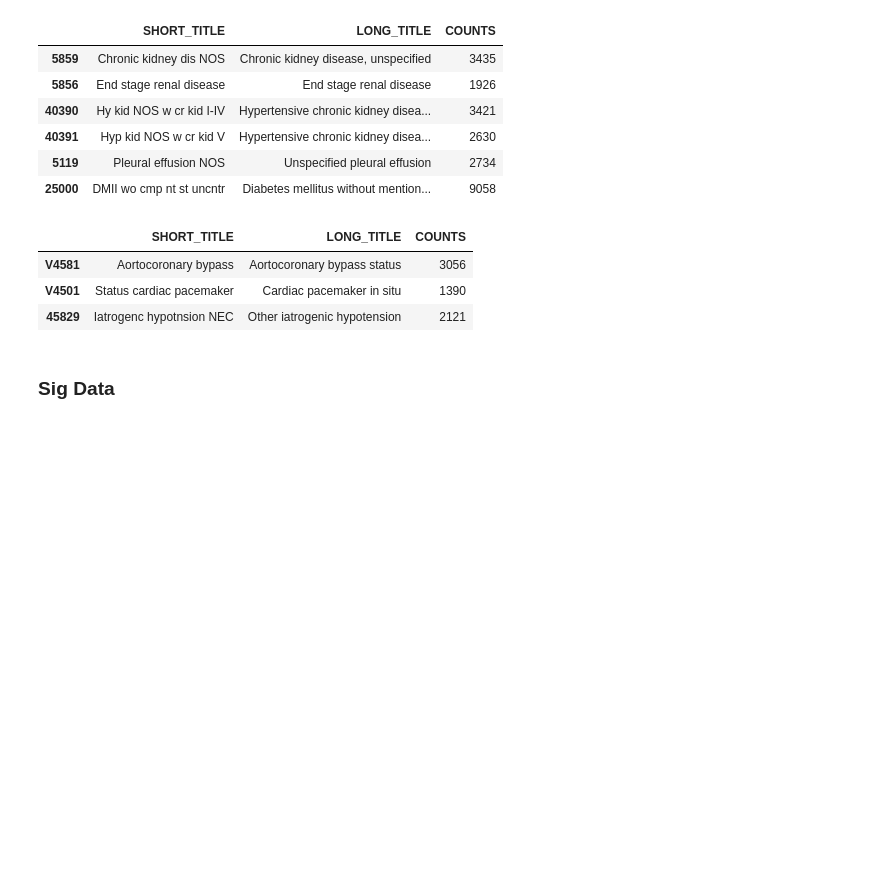
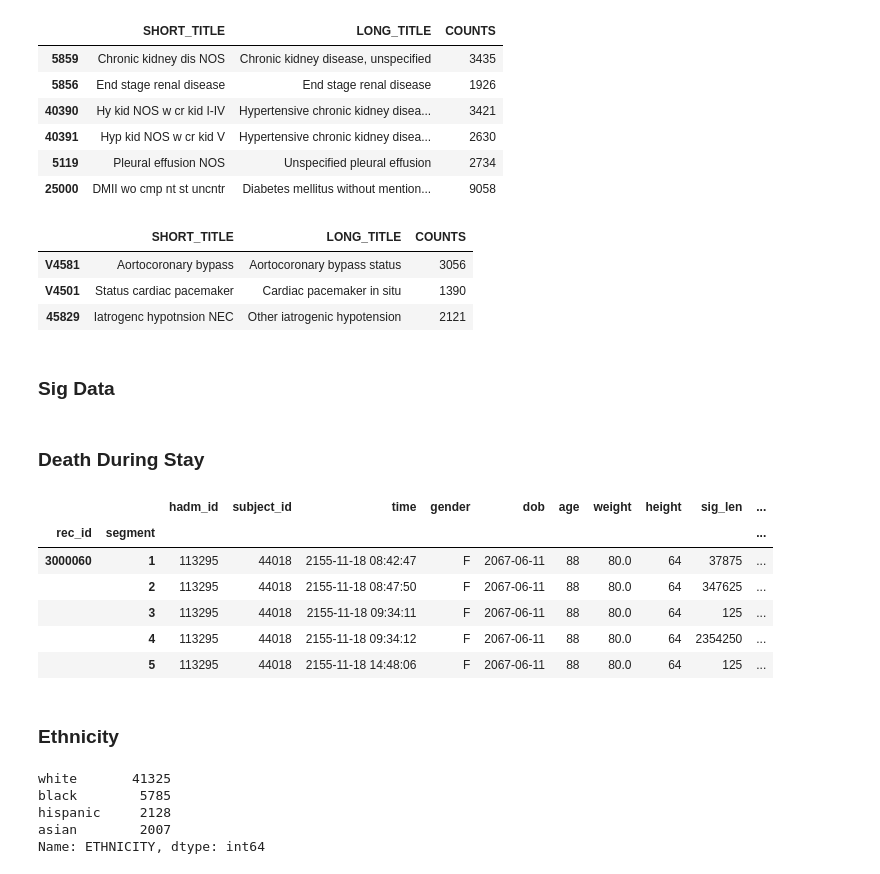
Before and after one commit to kuprel/blood-pressure, a Jupyter notebook: notebooks/align_metadata.ipynb, the cells around one changed output. Cells and saved outputs as stored; diff of their text form; code cells hidden in the pictures; blank space fills up the shorter version.

```diff
--- a/notebooks/align_metadata.ipynb
+++ b/notebooks/align_metadata.ipynb
@@ -6,8 +6,8 @@ import pandas
 import numpy
 from matplotlib import pyplot
 # %%
-root = '/scr-ssd/mimic/'
-clinic_file = lambda i: root + 'clinic-data/{}.csv'.format(i.upper())
+root = '/scr1/mimic/'
+clinic_file = lambda i: root + 'clinic/{}.csv'.format(i.upper())
 # %%
 with open(root + 'headers_matched.pkl', 'rb') as f:
     hdrs = pickle.load(f)
@@ -423,3 +423,22 @@ sig_data_raw = [
 sig_data = pandas.DataFrame(sig_data_raw)
 sig_data.set_index(['rec_id_prefix', 'segment', 'sig_index'], verify_integrity=True, inplace=True)
 sig_data.to_csv('/scr-ssd/mimic/sig_data.csv')
+# %% [markdown]
+### Death During Stay
+# %%
+metadata = pandas.read_hdf('/scr-ssd/mimic/metadata_backup.hdf')
+# %%
+date_cols = ['ADMITTIME', 'DISCHTIME', 'DEATHTIME', 'EDREGTIME', 'EDOUTTIME']
+admissions = pandas.read_csv(clinic_file('admissions'), parse_dates=date_cols)
+admissions.set_index('HADM_ID', inplace=True)
+death_times = admissions['DEATHTIME'].reindex(metadata['hadm_id'])
+metadata.at[:, 'death_time'] = death_times.values
+metadata[metadata['death_time'].notna()][:5]
+# %% [output]
+|  |  | hadm_id | subject_id | time | gender | dob | age | weight | height | sig_len | ... |
+| rec_id | segment |  |  |  |  |  |  |  |  |  | ... |
+| 3000060 | 1 | 113295 | 44018 | 2155-11-18 08:42:47 | F | 2067-06-11 | 88 | 80.0 | 64 | 37875 | ... |
+|  | 2 | 113295 | 44018 | 2155-11-18 08:47:50 | F | 2067-06-11 | 88 | 80.0 | 64 | 347625 | ... |
+|  | 3 | 113295 | 44018 | 2155-11-18 09:34:11 | F | 2067-06-11 | 88 | 80.0 | 64 | 125 | ... |
+|  | 4 | 113295 | 44018 | 2155-11-18 09:34:12 | F | 2067-06-11 | 88 | 80.0 | 64 | 2354250 | ... |
+|  | 5 | 113295 | 44018 | 2155-11-18 14:48:06 | F | 2067-06-11 | 88 | 80.0 | 64 | 125 | ... |
@@ -425,0 +448,2 @@ sig_data.to_csv('/scr-ssd/mimic/sig_data.csv')
+# %% [markdown]
+### Ethnicity
@@ -425,0 +454,14 @@ sig_data.to_csv('/scr-ssd/mimic/sig_data.csv')
+# %%
+def extract_ethnicity(name):
+    for ethnicity in ['black', 'white', 'asian', 'hispanic']:
+        if ethnicity in name.lower():
+            return ethnicity
+
+ethnicities = admissions['ETHNICITY'].map(extract_ethnicity).astype('category')
+ethnicities.value_counts()
+# %% [output]
+white       41325
+black        5785
+hispanic     2128
+asian        2007
+Name: ETHNICITY, dtype: int64
```
Also changed, not shown: parts of 10 cells of this notebook, 11 other files.
